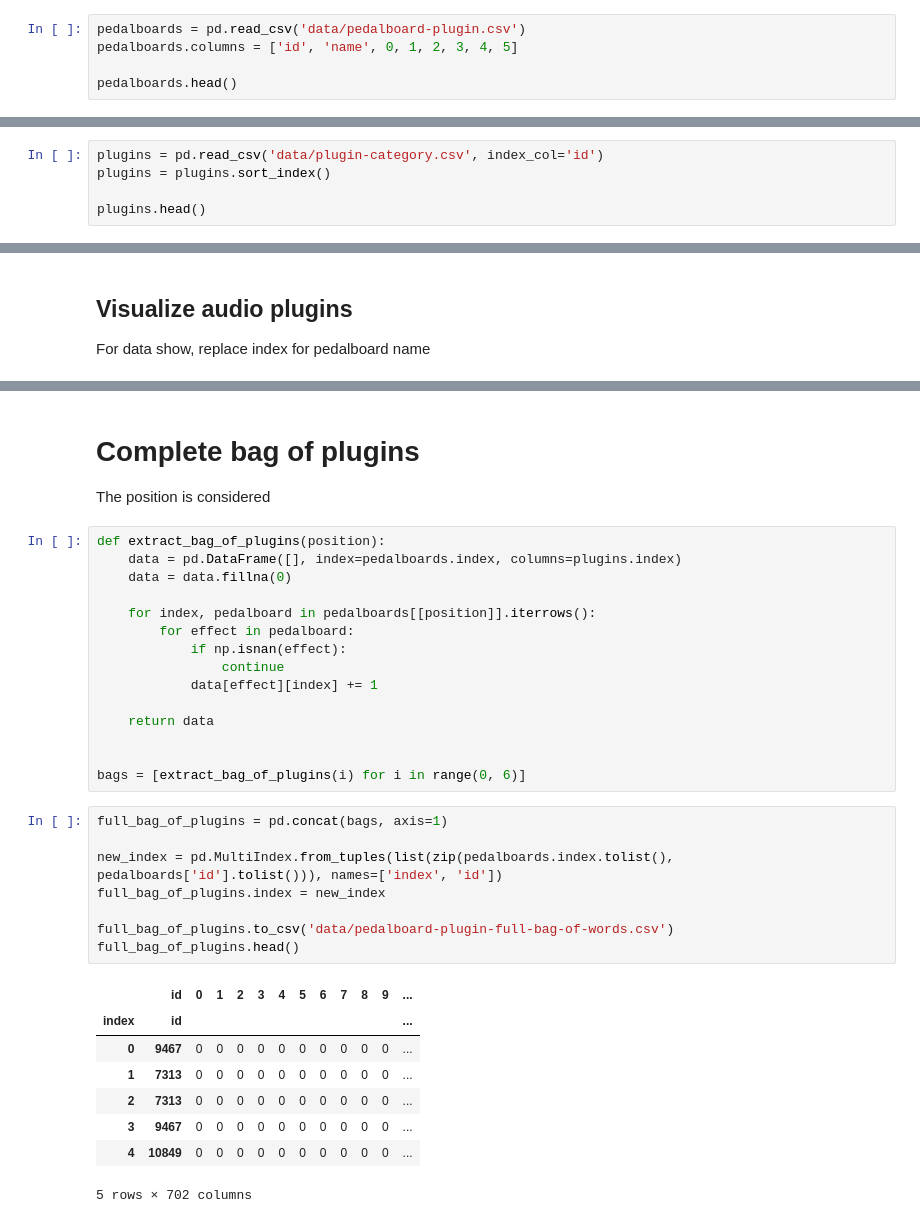
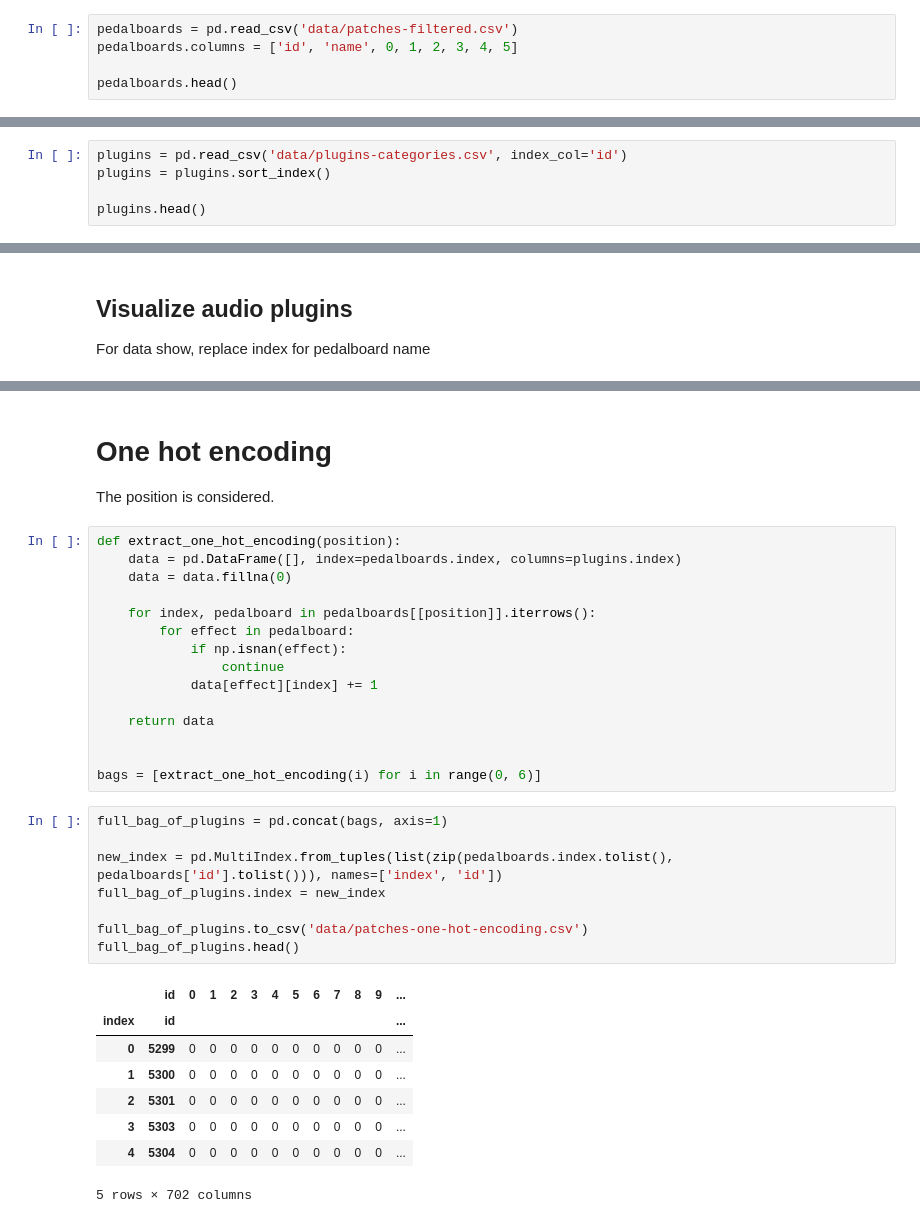
Before and after one commit to SrMouraSilva/ZoomG3-Patches, a Jupyter notebook: Processing_data_4_-_Bag_of_words_-_one_hot_encoding.ipynb, the cells around one changed output, grey strips where cells are left out. Saved outputs shown, nothing was run; the diff lists cells and outputs as text.

```diff
--- a/Processing_data_3_-_Bag_of_plugins.ipynb
+++ b/Processing_data_4_-_Bag_of_words_-_one_hot_encoding.ipynb
@@ -2,7 +2,7 @@
 import pandas as pd
 import numpy as np
 # %%
-pedalboards = pd.read_csv('data/pedalboard-plugin.csv')
+pedalboards = pd.read_csv('data/patches-filtered.csv')
 pedalboards.columns = ['id', 'name', 0, 1, 2, 3, 4, 5]
 
 pedalboards.head()
@@ -16,5 +16,5 @@ pedalboards.head()
 # %%
-plugins = pd.read_csv('data/plugin-category.csv', index_col='id')
+plugins = pd.read_csv('data/plugins-categories.csv', index_col='id')
 plugins = plugins.sort_index()
 
 plugins.head()
@@ -96,10 +96,10 @@ data.head()
 5 rows × 117 columns
 # %% [markdown]
-# Complete bag of plugins
+# One hot encoding
 
-The position is considered
+The position is considered.
 # %%
-def extract_bag_of_plugins(position):
+def extract_one_hot_encoding(position):
     data = pd.DataFrame([], index=pedalboards.index, columns=plugins.index)
     data = data.fillna(0)
 
@@ -112,21 +112,21 @@ def extract_bag_of_plugins(position):
     return data
 
 
-bags = [extract_bag_of_plugins(i) for i in range(0, 6)]
+bags = [extract_one_hot_encoding(i) for i in range(0, 6)]
 # %%
 full_bag_of_plugins = pd.concat(bags, axis=1)
 
 new_index = pd.MultiIndex.from_tuples(list(zip(pedalboards.index.tolist(), pedalboards['id'].tolist())), names=['index', 'id'])
 full_bag_of_plugins.index = new_index
 
-full_bag_of_plugins.to_csv('data/pedalboard-plugin-full-bag-of-words.csv')
+full_bag_of_plugins.to_csv('data/patches-one-hot-encoding.csv')
 full_bag_of_plugins.head()
 # %% [output]
 |  | id | 0 | 1 | 2 | 3 | 4 | 5 | 6 | 7 | 8 | 9 | ... |
 | index | id |  |  |  |  |  |  |  |  |  |  | ... |
-| 0 | 9467 | 0 | 0 | 0 | 0 | 0 | 0 | 0 | 0 | 0 | 0 | ... |
-| 1 | 7313 | 0 | 0 | 0 | 0 | 0 | 0 | 0 | 0 | 0 | 0 | ... |
-| 2 | 7313 | 0 | 0 | 0 | 0 | 0 | 0 | 0 | 0 | 0 | 0 | ... |
-| 3 | 9467 | 0 | 0 | 0 | 0 | 0 | 0 | 0 | 0 | 0 | 0 | ... |
-| 4 | 10849 | 0 | 0 | 0 | 0 | 0 | 0 | 0 | 0 | 0 | 0 | ... |
+| 0 | 5299 | 0 | 0 | 0 | 0 | 0 | 0 | 0 | 0 | 0 | 0 | ... |
+| 1 | 5300 | 0 | 0 | 0 | 0 | 0 | 0 | 0 | 0 | 0 | 0 | ... |
+| 2 | 5301 | 0 | 0 | 0 | 0 | 0 | 0 | 0 | 0 | 0 | 0 | ... |
+| 3 | 5303 | 0 | 0 | 0 | 0 | 0 | 0 | 0 | 0 | 0 | 0 | ... |
+| 4 | 5304 | 0 | 0 | 0 | 0 | 0 | 0 | 0 | 0 | 0 | 0 | ... |
 5 rows × 702 columns
```
Also changed, not shown: parts of 4 cells of this notebook, 18 other files.
